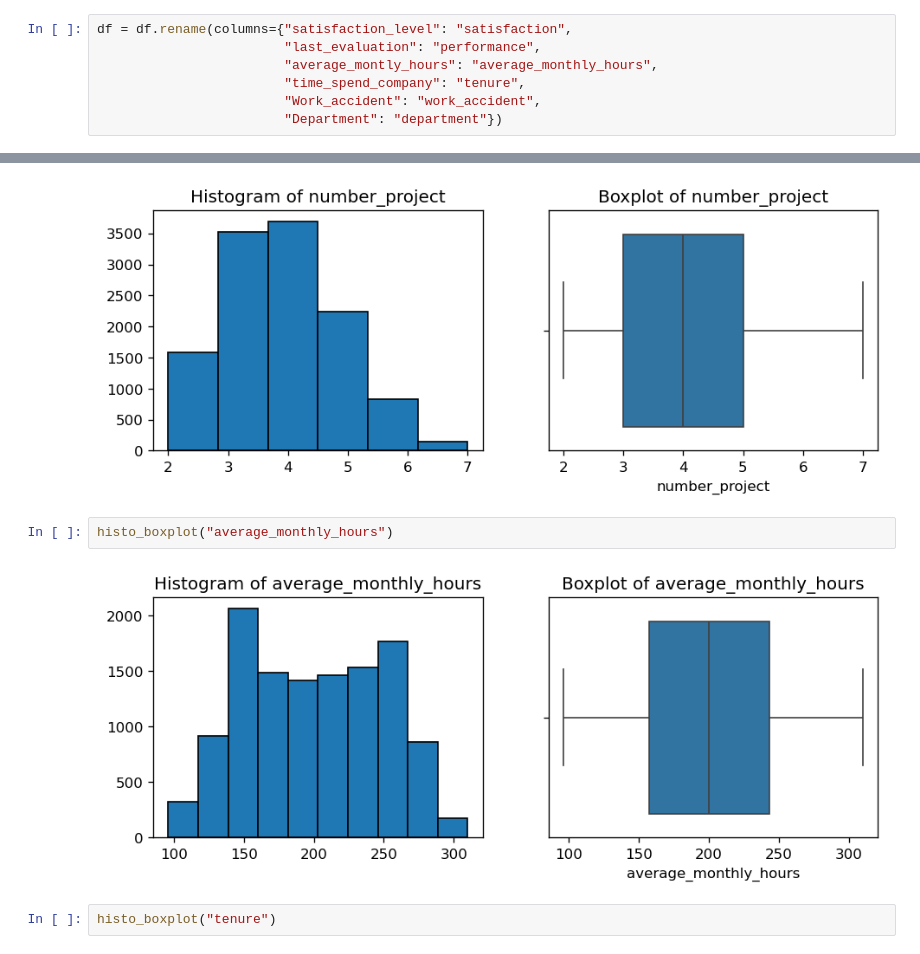
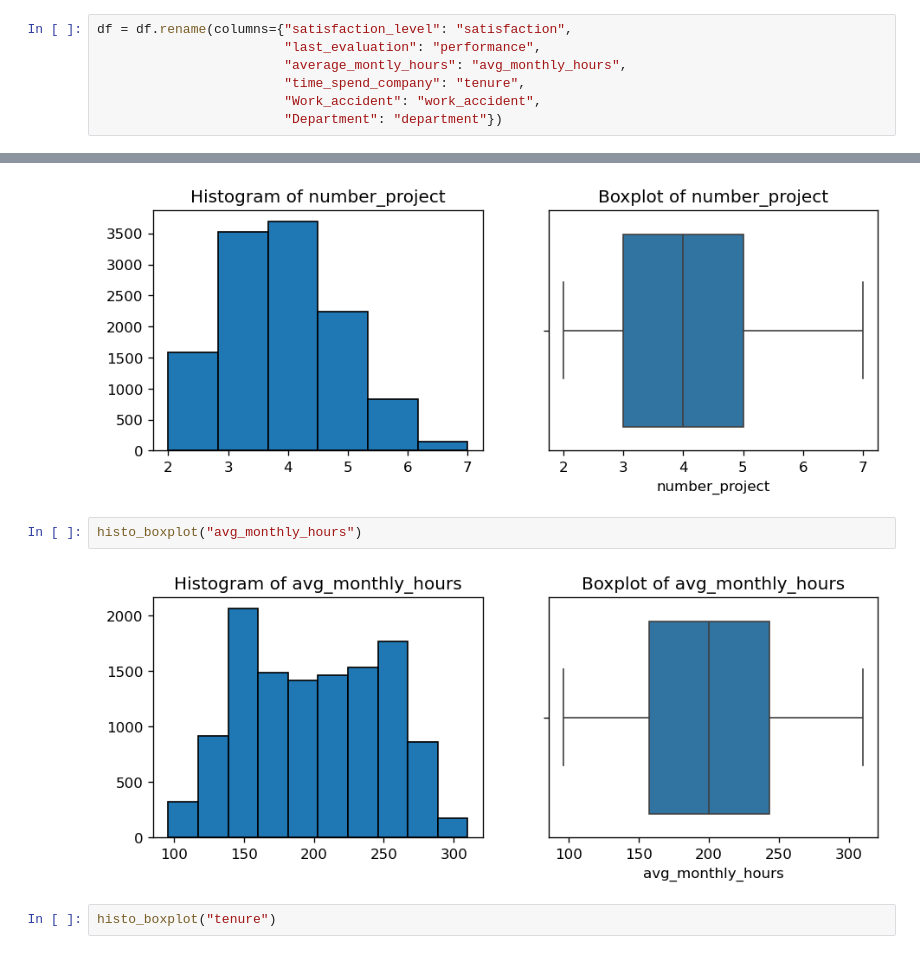
Before and after one commit to SameeckBhatia/Salifort-EDP, a Jupyter notebook: notebook.ipynb, the cells around one changed output, grey strips where cells are left out. Cells and saved outputs as stored; diff of their text form.

```diff
--- a/notebook.ipynb
+++ b/notebook.ipynb
@@ -48,7 +48,7 @@ df.head()
 # %%
 df = df.rename(columns={"satisfaction_level": "satisfaction",
                         "last_evaluation": "performance",
-                        "average_montly_hours": "average_monthly_hours",
+                        "average_montly_hours": "avg_monthly_hours",
                         "time_spend_company": "tenure",
                         "Work_accident": "work_accident",
                         "Department": "department"})
@@ -81,9 +81,9 @@ histo_boxplot("number_project", bins=6)
 # %% [output]
 [figure]
 # %%
-histo_boxplot("average_monthly_hours")
+histo_boxplot("avg_monthly_hours")
 # %% [output]
-[figure, old version]
+[figure, new version]
 # %%
 histo_boxplot("tenure")
 # %% [output]
```
Also changed, not shown: parts of 17 cells of this notebook.
